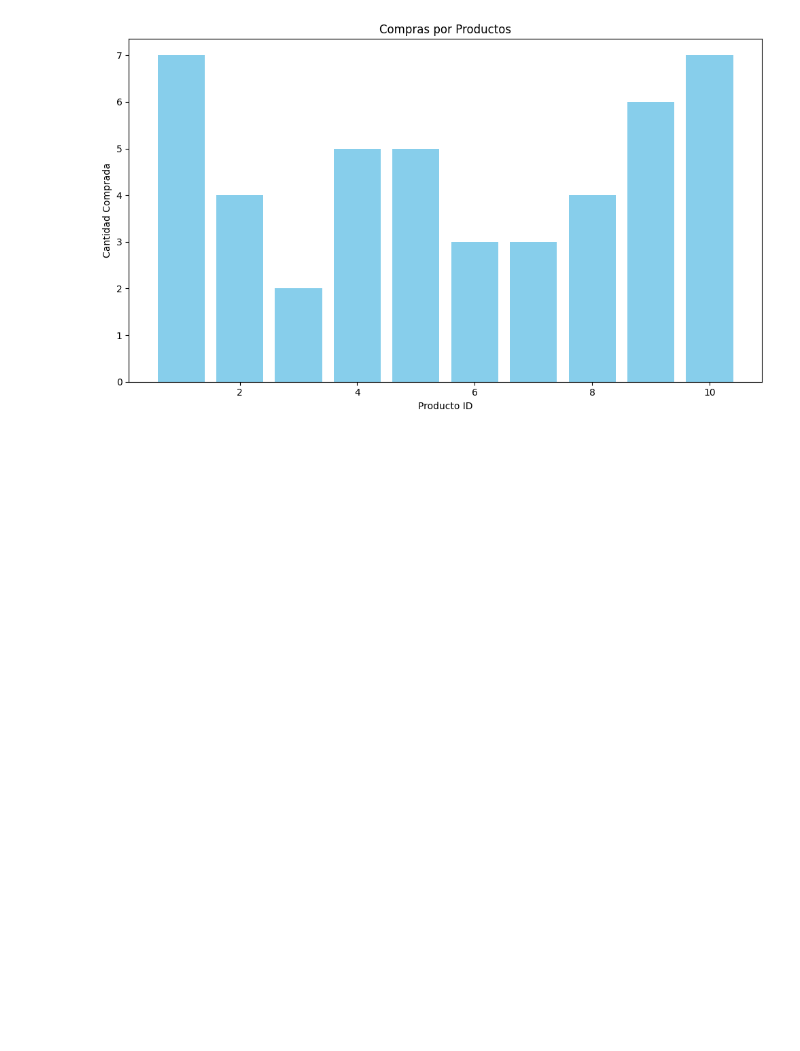
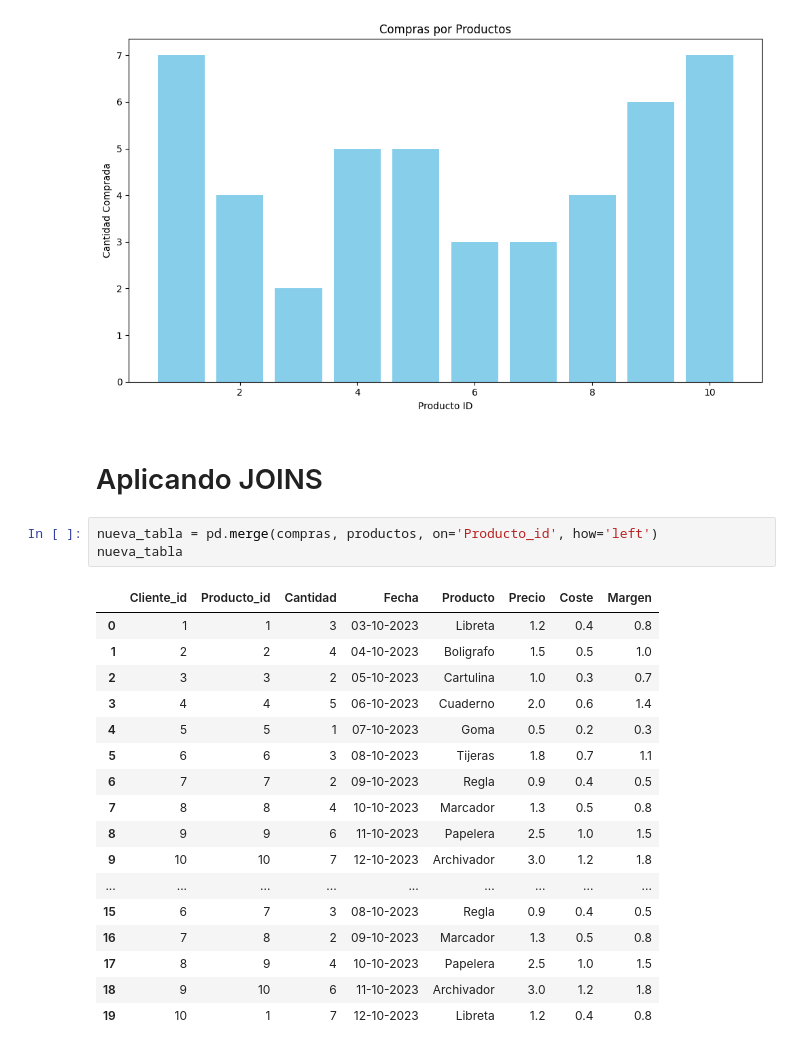
Before and after one commit to epere18/Teclab, a Jupyter notebook: Procesamiento_de_datos/Modulo_4/base_de_datos.ipynb, the cells around one changed output. Saved outputs shown, nothing was run; the diff lists cells and outputs as text; blank space fills up the shorter version.

```diff
--- a/Procesamiento_de_datos/Modulo_4/base_de_datos.ipynb
+++ b/Procesamiento_de_datos/Modulo_4/base_de_datos.ipynb
@@ -120,3 +120,26 @@ plt.tight_layout()
 plt.show()
 # %% [output]
 [figure]
+# %% [markdown]
+# Aplicando JOINS
+# %%
+nueva_tabla = pd.merge(compras, productos, on='Producto_id', how='left')
+nueva_tabla
+# %% [output]
+|  | Cliente_id | Producto_id | Cantidad | Fecha | Producto | Precio | Coste | Margen |
+| 0 | 1 | 1 | 3 | 03-10-2023 | Libreta | 1.2 | 0.4 | 0.8 |
+| 1 | 2 | 2 | 4 | 04-10-2023 | Boligrafo | 1.5 | 0.5 | 1.0 |
+| 2 | 3 | 3 | 2 | 05-10-2023 | Cartulina | 1.0 | 0.3 | 0.7 |
+| 3 | 4 | 4 | 5 | 06-10-2023 | Cuaderno | 2.0 | 0.6 | 1.4 |
+| 4 | 5 | 5 | 1 | 07-10-2023 | Goma | 0.5 | 0.2 | 0.3 |
+| 5 | 6 | 6 | 3 | 08-10-2023 | Tijeras | 1.8 | 0.7 | 1.1 |
+| 6 | 7 | 7 | 2 | 09-10-2023 | Regla | 0.9 | 0.4 | 0.5 |
+| 7 | 8 | 8 | 4 | 10-10-2023 | Marcador | 1.3 | 0.5 | 0.8 |
+| 8 | 9 | 9 | 6 | 11-10-2023 | Papelera | 2.5 | 1.0 | 1.5 |
+| 9 | 10 | 10 | 7 | 12-10-2023 | Archivador | 3.0 | 1.2 | 1.8 |
+| ... | ... | ... | ... | ... | ... | ... | ... | ... |
+| 15 | 6 | 7 | 3 | 08-10-2023 | Regla | 0.9 | 0.4 | 0.5 |
+| 16 | 7 | 8 | 2 | 09-10-2023 | Marcador | 1.3 | 0.5 | 0.8 |
+| 17 | 8 | 9 | 4 | 10-10-2023 | Papelera | 2.5 | 1.0 | 1.5 |
+| 18 | 9 | 10 | 6 | 11-10-2023 | Archivador | 3.0 | 1.2 | 1.8 |
+| 19 | 10 | 1 | 7 | 12-10-2023 | Libreta | 1.2 | 0.4 | 0.8 |
```
Also changed, not shown: parts of 2 cells of this notebook, 2 other files.
